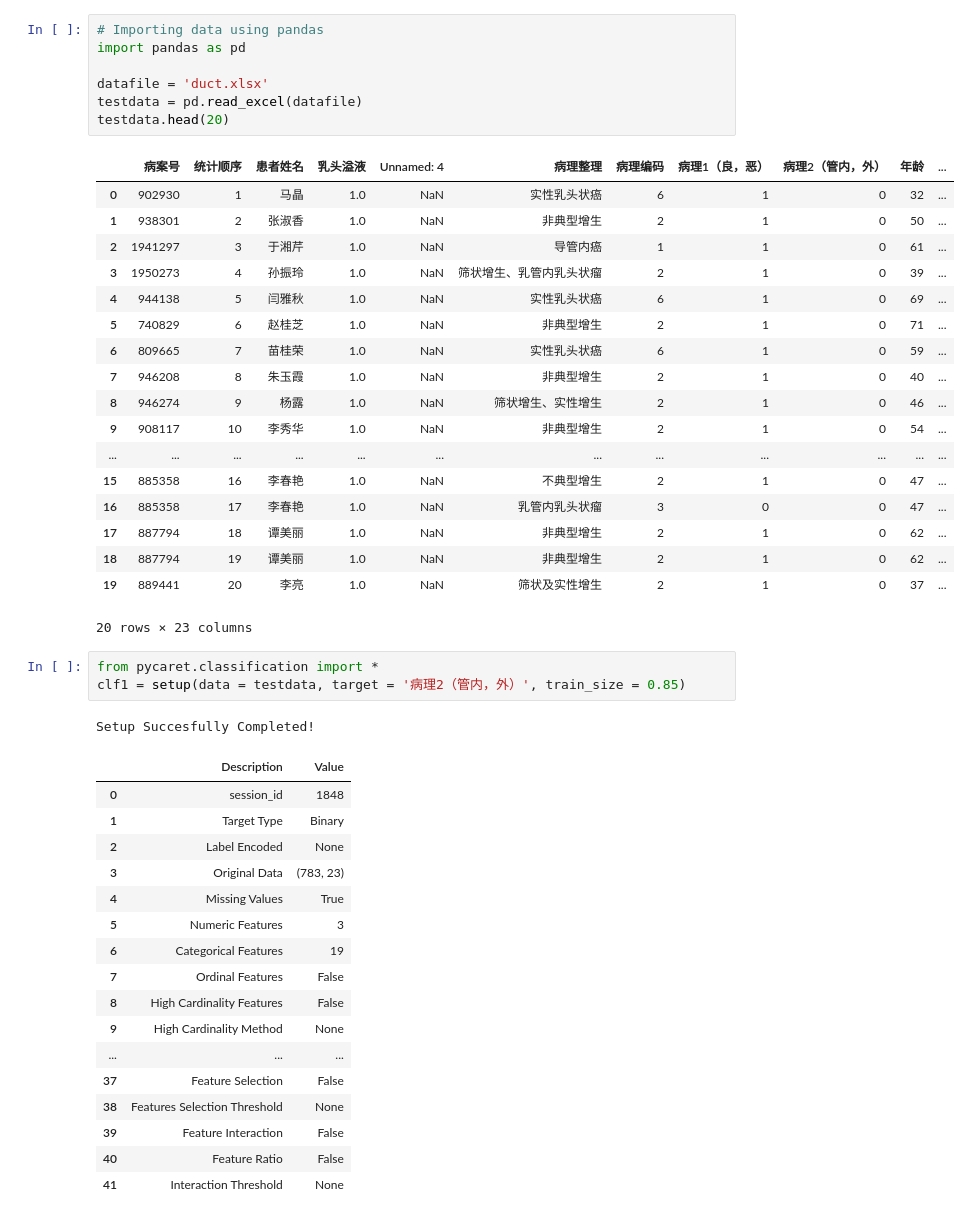
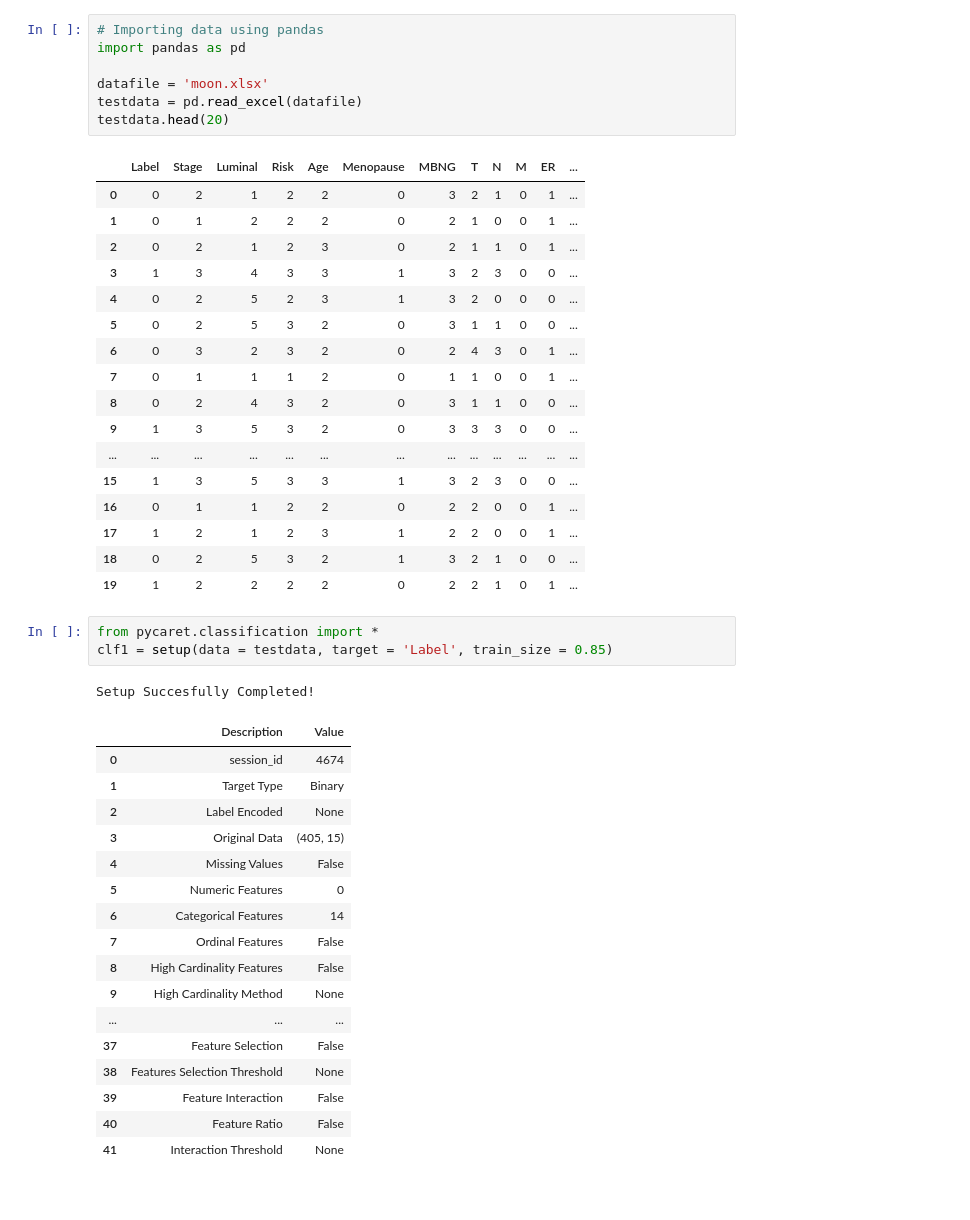
Before and after one commit to dearfad/mmhelper, a Jupyter notebook: project/dmy/caret.ipynb, the cells around one changed output. Drawn from its saved outputs; the diff is of its cells as text.

```diff
--- a/project/dmy/caret.ipynb
+++ b/project/dmy/caret.ipynb
@@ -1,42 +1,41 @@
 # %%
 # Importing data using pandas
 import pandas as pd
 
-datafile = 'duct.xlsx'
+datafile = 'moon.xlsx'
 testdata = pd.read_excel(datafile)
 testdata.head(20)
 # %% [output]
-|  | 病案号 | 统计顺序 | 患者姓名 | 乳头溢液 | Unnamed: 4 | 病理整理 | 病理编码 | 病理1（良，恶） | 病理2（管内，外） | 年龄 | ... |
-| 0 | 902930 | 1 | 马晶 | 1.0 | NaN | 实性乳头状癌 | 6 | 1 | 0 | 32 | ... |
-| 1 | 938301 | 2 | 张淑香 | 1.0 | NaN | 非典型增生 | 2 | 1 | 0 | 50 | ... |
-| 2 | 1941297 | 3 | 于湘芹 | 1.0 | NaN | 导管内癌 | 1 | 1 | 0 | 61 | ... |
-| 3 | 1950273 | 4 | 孙振玲 | 1.0 | NaN | 筛状增生、乳管内乳头状瘤 | 2 | 1 | 0 | 39 | ... |
-| 4 | 944138 | 5 | 闫雅秋 | 1.0 | NaN | 实性乳头状癌 | 6 | 1 | 0 | 69 | ... |
-| 5 | 740829 | 6 | 赵桂芝 | 1.0 | NaN | 非典型增生 | 2 | 1 | 0 | 71 | ... |
-| 6 | 809665 | 7 | 苗桂荣 | 1.0 | NaN | 实性乳头状癌 | 6 | 1 | 0 | 59 | ... |
-| 7 | 946208 | 8 | 朱玉霞 | 1.0 | NaN | 非典型增生 | 2 | 1 | 0 | 40 | ... |
-| 8 | 946274 | 9 | 杨露 | 1.0 | NaN | 筛状增生、实性增生 | 2 | 1 | 0 | 46 | ... |
-| 9 | 908117 | 10 | 李秀华 | 1.0 | NaN | 非典型增生 | 2 | 1 | 0 | 54 | ... |
-| ... | ... | ... | ... | ... | ... | ... | ... | ... | ... | ... | ... |
-| 15 | 885358 | 16 | 李春艳 | 1.0 | NaN | 不典型增生 | 2 | 1 | 0 | 47 | ... |
-| 16 | 885358 | 17 | 李春艳 | 1.0 | NaN | 乳管内乳头状瘤 | 3 | 0 | 0 | 47 | ... |
-| 17 | 887794 | 18 | 谭美丽 | 1.0 | NaN | 非典型增生 | 2 | 1 | 0 | 62 | ... |
-| 18 | 887794 | 19 | 谭美丽 | 1.0 | NaN | 非典型增生 | 2 | 1 | 0 | 62 | ... |
-| 19 | 889441 | 20 | 李亮 | 1.0 | NaN | 筛状及实性增生 | 2 | 1 | 0 | 37 | ... |
+|  | Label | Stage | Luminal | Risk | Age | Menopause | MBNG | T | N | M | ER | ... |
+| 0 | 0 | 2 | 1 | 2 | 2 | 0 | 3 | 2 | 1 | 0 | 1 | ... |
+| 1 | 0 | 1 | 2 | 2 | 2 | 0 | 2 | 1 | 0 | 0 | 1 | ... |
+| 2 | 0 | 2 | 1 | 2 | 3 | 0 | 2 | 1 | 1 | 0 | 1 | ... |
+| 3 | 1 | 3 | 4 | 3 | 3 | 1 | 3 | 2 | 3 | 0 | 0 | ... |
+| 4 | 0 | 2 | 5 | 2 | 3 | 1 | 3 | 2 | 0 | 0 | 0 | ... |
+| 5 | 0 | 2 | 5 | 3 | 2 | 0 | 3 | 1 | 1 | 0 | 0 | ... |
+| 6 | 0 | 3 | 2 | 3 | 2 | 0 | 2 | 4 | 3 | 0 | 1 | ... |
+| 7 | 0 | 1 | 1 | 1 | 2 | 0 | 1 | 1 | 0 | 0 | 1 | ... |
+| 8 | 0 | 2 | 4 | 3 | 2 | 0 | 3 | 1 | 1 | 0 | 0 | ... |
+| 9 | 1 | 3 | 5 | 3 | 2 | 0 | 3 | 3 | 3 | 0 | 0 | ... |
+| ... | ... | ... | ... | ... | ... | ... | ... | ... | ... | ... | ... | ... |
+| 15 | 1 | 3 | 5 | 3 | 3 | 1 | 3 | 2 | 3 | 0 | 0 | ... |
+| 16 | 0 | 1 | 1 | 2 | 2 | 0 | 2 | 2 | 0 | 0 | 1 | ... |
+| 17 | 1 | 2 | 1 | 2 | 3 | 1 | 2 | 2 | 0 | 0 | 1 | ... |
+| 18 | 0 | 2 | 5 | 3 | 2 | 1 | 3 | 2 | 1 | 0 | 0 | ... |
+| 19 | 1 | 2 | 2 | 2 | 2 | 0 | 2 | 2 | 1 | 0 | 1 | ... |
-20 rows × 23 columns
 # %%
 from pycaret.classification import *
-clf1 = setup(data = testdata, target = '病理2（管内，外）', train_size = 0.85)
+clf1 = setup(data = testdata, target = 'Label', train_size = 0.85)
 # %% [output]
 Setup Succesfully Completed!
 |  | Description | Value |
-| 0 | session_id | 1848 |
+| 0 | session_id | 4674 |
 | 1 | Target Type | Binary |
 | 2 | Label Encoded | None |
-| 3 | Original Data | (783, 23) |
-| 4 | Missing Values | True |
-| 5 | Numeric Features | 3 |
-| 6 | Categorical Features | 19 |
+| 3 | Original Data | (405, 15) |
+| 4 | Missing Values | False |
+| 5 | Numeric Features | 0 |
+| 6 | Categorical Features | 14 |
 | 7 | Ordinal Features | False |
 | 8 | High Cardinality Features | False |
 | 9 | High Cardinality Method | None |
```
Also changed, not shown: parts of 6 cells of this notebook, 5 other files.
